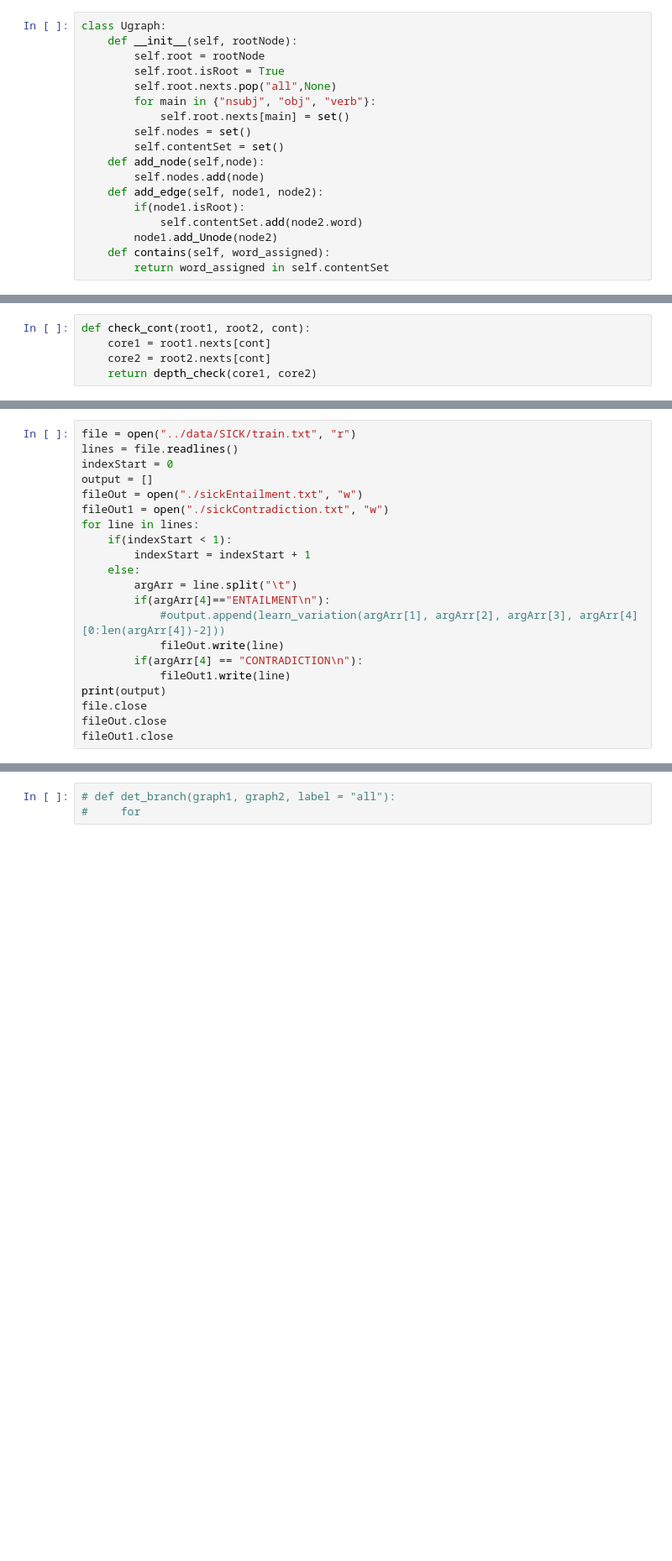
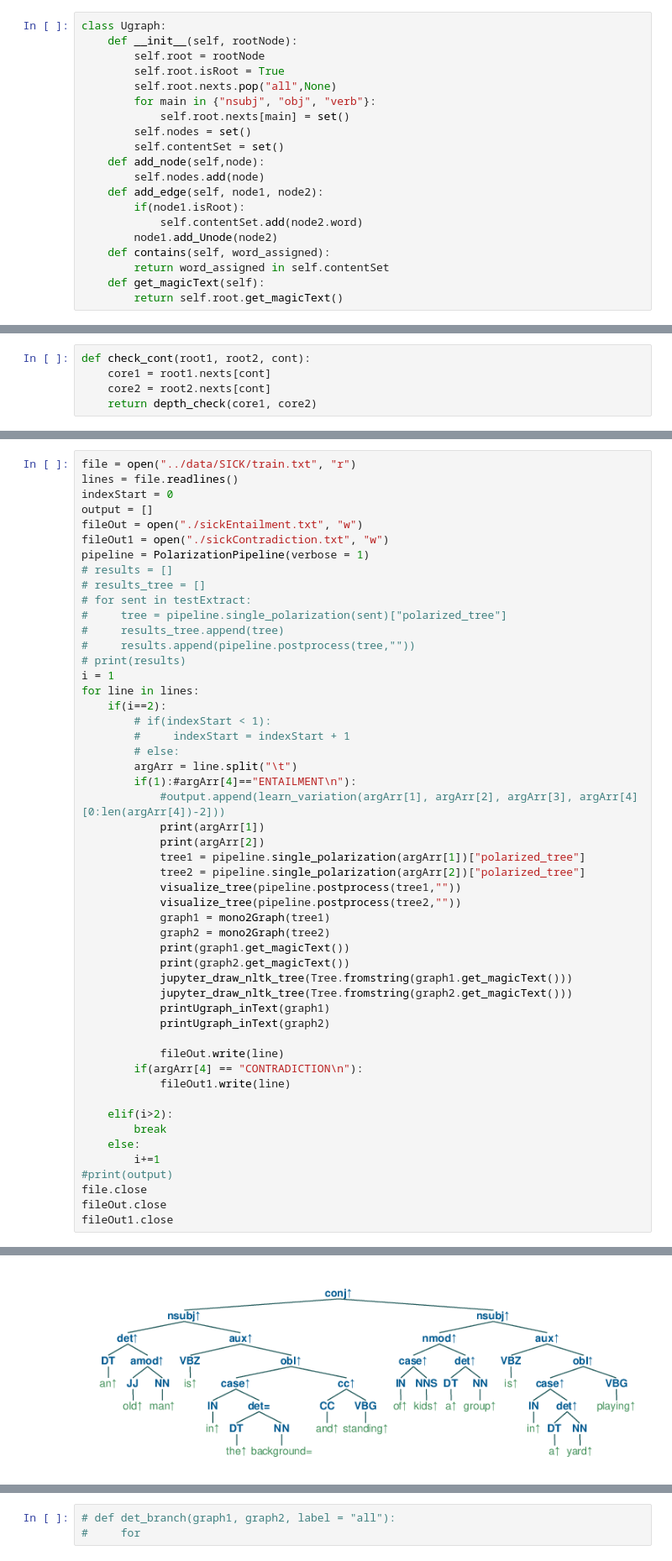
Before and after one commit to eric11eca/NeuralLog, a Jupyter notebook: src/theory_align.ipynb, the cells around one changed output, grey strips where cells are left out. Shown: that part at 84% size. Saved outputs shown, nothing was run; the diff lists cells and outputs as text; blank space fills up the shorter version.

Commit message:
feat: magic print used and implemented new print of graphs

```diff
--- a/src/theory_align.ipynb
+++ b/src/theory_align.ipynb
@@ -161,6 +181,8 @@ class Ugraph:
         node1.add_Unode(node2)
     def contains(self, word_assigned):
         return word_assigned in self.contentSet
+    def get_magicText(self):
+        return self.root.get_magicText()
 # %%
 def print_as_graph(tree):
     G = nx.DiGraph()
@@ -526,17 +548,47 @@ indexStart = 0
 output = []
 fileOut = open("./sickEntailment.txt", "w")
 fileOut1 = open("./sickContradiction.txt", "w")
+pipeline = PolarizationPipeline(verbose = 1)
+# results = []
+# results_tree = []
+# for sent in testExtract:
+#     tree = pipeline.single_polarization(sent)["polarized_tree"]
+#     results_tree.append(tree)
+#     results.append(pipeline.postprocess(tree,""))
+# print(results)
+i = 1
 for line in lines:
-    if(indexStart < 1):
-        indexStart = indexStart + 1
-    else:
+    if(i==2):
+        # if(indexStart < 1):
+        #     indexStart = indexStart + 1
+        # else:
         argArr = line.split("\t")
-        if(argArr[4]=="ENTAILMENT\n"):
+        if(1):#argArr[4]=="ENTAILMENT\n"):
             #output.append(learn_variation(argArr[1], argArr[2], argArr[3], argArr[4][0:len(argArr[4])-2]))
+            print(argArr[1])
+            print(argArr[2])
+            tree1 = pipeline.single_polarization(argArr[1])["polarized_tree"]
+            tree2 = pipeline.single_polarization(argArr[2])["polarized_tree"]
+            visualize_tree(pipeline.postprocess(tree1,""))
+            visualize_tree(pipeline.postprocess(tree2,""))
+            graph1 = mono2Graph(tree1)
+            graph2 = mono2Graph(tree2)
+            print(graph1.get_magicText())
+            print(graph2.get_magicText())
+            jupyter_draw_nltk_tree(Tree.fromstring(graph1.get_magicText()))
+            jupyter_draw_nltk_tree(Tree.fromstring(graph2.get_magicText()))
+            printUgraph_inText(graph1)
+            printUgraph_inText(graph2)
+
             fileOut.write(line)
         if(argArr[4] == "CONTRADICTION\n"):
             fileOut1.write(line)
-print(output)
+
+    elif(i>2):
+        break
+    else:
+        i+=1
+#print(output)
 file.close
 fileOut.close
 fileOut1.close
@@ -544,0 +598 @@ fileOut1.close
+[figure, added]
```
Also changed, not shown: parts of 4 cells of this notebook.
